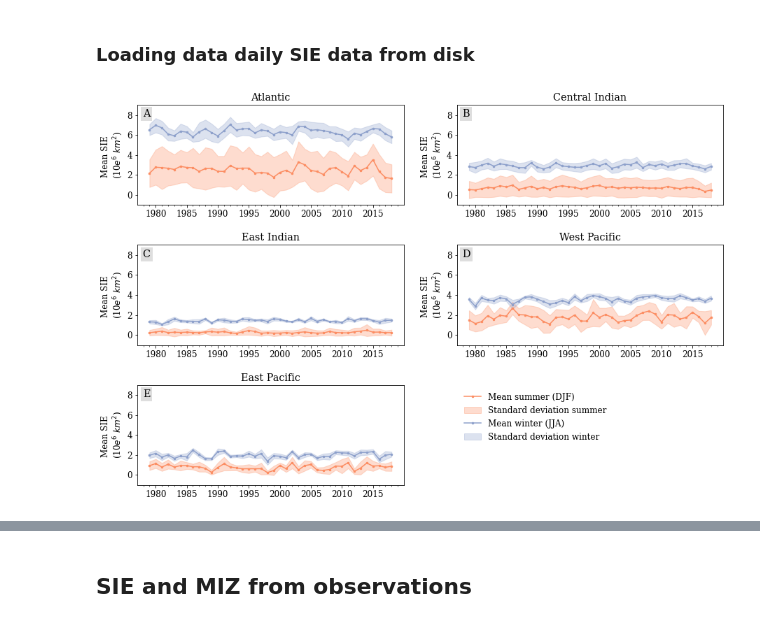
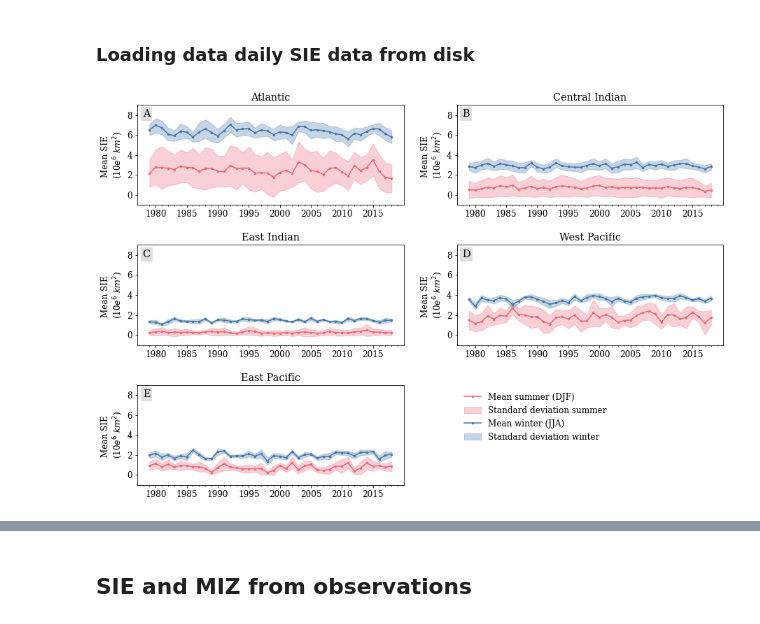
Before and after one commit to lidefi87/ACCESS_scripts_DFA, a Jupyter notebook: Scripts/SeaIcePlotsModel.ipynb, the cells around one changed output, grey strips where cells are left out. Saved outputs shown, nothing was run; the diff lists cells and outputs as text; code cells hidden in the pictures.

```diff
--- a/Scripts/SeaIcePlotsModel.ipynb
+++ b/Scripts/SeaIcePlotsModel.ipynb
@@ -1253,7 +1257,7 @@ fig = plt.figure(figsize = (10, 12.5))
 #Colormap settings
 #Create colormap for differences
 #Ensure colormap diverges at zero regardless of max and min values
-divnorm = mcolors.TwoSlopeNorm(vmin = -6, vcenter = 0, vmax = 4)
+divnorm = mcolors.TwoSlopeNorm(vmin = -4, vcenter = 0, vmax = 4)
 #Create new diverging colormap from existing colormaps to make it
 #easy to distinguish positive and negative values
 colors1 = plt.cm.magma(np.linspace(0.25, 1, 128))
@@ -1379,7 +1383,7 @@ cb = fig.colorbar(p1, ax = [ax[a] for a in ax],
 #Add labels to improve readability
 #Get colormap to extract colors for labels
 cb.ax.text(1.75, 1.25, 'Increasing SIC', color = mymap(0.85), fontweight = 'bold')
-cb.ax.text(-5.75, 1.25, 'Decreasing SIC', color = mymap(0.25), fontweight = 'bold')
+cb.ax.text(-3.75, 1.25, 'Decreasing SIC', color = mymap(0.25), fontweight = 'bold')
 
 # fig.suptitle('Seasonal linear trends in sea ice concentration from observations (1979-2018)',
 #              y = 0.93)
@@ -1812,7 +1815,7 @@ plt.savefig(os.path.join(folder_out, fn), dpi = 300,
 # %%
 #Calculating seasonal means and standard deviation for SIC
 #Selecting only pixels with sea ice and transforming to percentages
-SIC_clim = SIC.sel(time = slice('1979-12', '2018-11')).where(SIC > 0)*100
+SIC_clim = climdata.where(climdata > 0)*100
 
 #Printing mean and standard deviation for each season
 for season, da in SIC_clim.groupby('time.season'):
@@ -2006,6 +2009,32 @@ for sector in sectorNames:
     #Opening all files into dataset
     SIE_daily[sector] = xr.open_mfdataset(sec_list).\
     __xarray_dataarray_variable__.rename('SIE')
+# %%
+file_out = os.path.join(varDict['base_data'], 'SIE_daily')
+os.makedirs(file_out, exist_ok = True)
+
+for sec in SIE_daily:
+    fn = f'Daily_SIE_{sec}_1978-2018.csv'
+    SIE_daily[sec].to_series().to_csv(os.path.join(file_out, fn))
+# %%
+#Years included in analysis
+time_range = range(1979, 2019)
+#Initialise empty dictionary to store results
+seasonal_linear_trends = {}
+
+#Loop through sectors and seasons
+for sector in SIE_daily:
+    da_sec = SIE_daily[sector].sel(time = slice('1978-12', '2018-11'))
+    for season, da in da_sec.groupby('time.season'):
+        time_ind = np.arange(0, len(da))
+        vals = da.values
+        slope, intercept, r, p, se = zsf.lm_yr(y = vals, x = time_ind)
+        seasonal_linear_trends[f'{sector}_{season}'] = xr.Dataset(data_vars = dict(
+            slope = ('season', [slope]),
+            intercept = ('season', [intercept]),
+            r = ('season', [r]), p = ('season', [p]),
+            se = ('season', [se])), coords = dict(season = [season],
+                                                  sector = [sector]))
 # %%
 #Years included in analysis
 time_range = range(1979, 2019)
@@ -2068,22 +2097,22 @@ for i, sec in enumerate(sectorNames):
 
     #Plotting values
     #Summer
-    data_summer['mean'].plot(ax = ax[sec], color = '#fc8d62', marker = 'o',
+    data_summer['mean'].plot(ax = ax[sec], color = '#ee6677', marker = 'o',
                              markersize = 2.5, label = 'Mean summer (DJF)')
     #Add standard errors in trend as shaded areas
     ax[sec].fill_between(data_summer['mean'].time.values,
                          (data_summer['mean']+data_summer['std']).values,
                          (data_summer['mean']-data_summer['std']).values,
-               alpha = 0.3, color = '#fc8d62', label = 'Standard deviation summer')
+               alpha = 0.3, color = '#ee6677', label = 'Standard deviation summer')
 
     #Winter
-    data_winter['mean'].plot(ax = ax[sec], color = '#8da0cb', marker = 'o',
+    data_winter['mean'].plot(ax = ax[sec], color = '#4477aa', marker = 'o',
                              markersize = 2.5, label = 'Mean winter (JJA)')
     #Add standard errors in trend as shaded areas
     ax[sec].fill_between(data_winter['mean'].time.values,
                          (data_winter['mean']+data_winter['std']).values,
                          (data_winter['mean']-data_winter['std']).values,
-               alpha = 0.3, color = '#8da0cb', label = 'Standard deviation winter')
+               alpha = 0.3, color = '#4477aa', label = 'Standard deviation winter')
 
     #Remove x axis label
     ax[sec].set_xlabel('')
@@ -2092,31 +2121,31 @@ for i, sec in enumerate(sectorNames):
     #Remove scientific notation from y axis and include it in label
     exp_yaxis = int(np.floor(np.log10(int(data_winter['mean'].max().values))))
     plt.ylabel('Mean SIE \n' + r'(10$e^{}$ $km^2$)'.format(exp_yaxis))
     ax[sec].yaxis.get_offset_text().set_visible(False)
     ax[sec].set_ylim([-1e6, 9e6])
     ax[sec].xaxis.set_minor_locator(AutoMinorLocator(n = 5))
 
 ax['legend'] = fig.add_subplot(gs[5])
 h, l = ax[sec].get_legend_handles_labels()
 ax['legend'].legend(h, l, loc = 'upper left', frameon = False)
 [s.set_visible(False) for s in ax['legend'].spines.values()]
 [t.set_visible(False) for t in ax['legend'].get_xticklines()]
 [t.set_visible(False) for t in ax['legend'].get_yticklines()]
 ax['legend'].yaxis.set_tick_params(labelleft = False)
 ax['legend'].xaxis.set_tick_params(labelbottom = False)
 
 #Labelling plots
 #Getting the alphabet in upper case
 labels = string.ascii_uppercase[0:5]
 #Apply labels only to plots, not colorbars
 for i, a in enumerate(ax):
     if i < 5:
         ax[a].text(0.02, .88, labels[i], transform = ax[a].transAxes, fontsize = 'large',
            bbox = dict(facecolor = '#dedede', edgecolor = 'none', pad = 3.0))
 
 #Saving figure
 fn = 'SeasonalMeansSector_DailyData_SeaIceExtent_1979-2018.png'
 plt.savefig(os.path.join(out_folder, fn), dpi = 300, bbox_inches = 'tight',
             pad_inches = 0.05)
 # %% [output]
-[figure, old version]
+[figure, new version]
```
Also changed, not shown: parts of 24 cells of this notebook.
